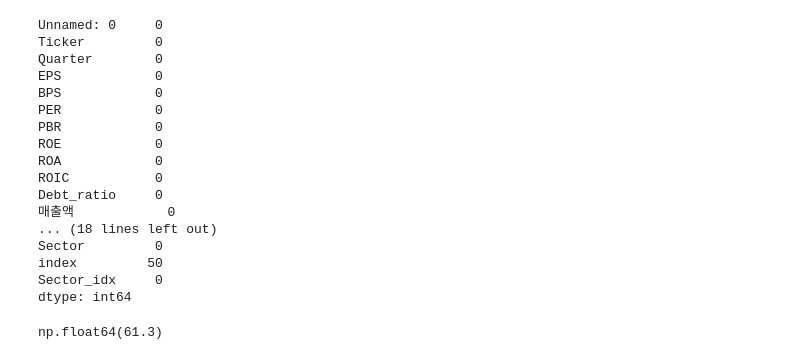
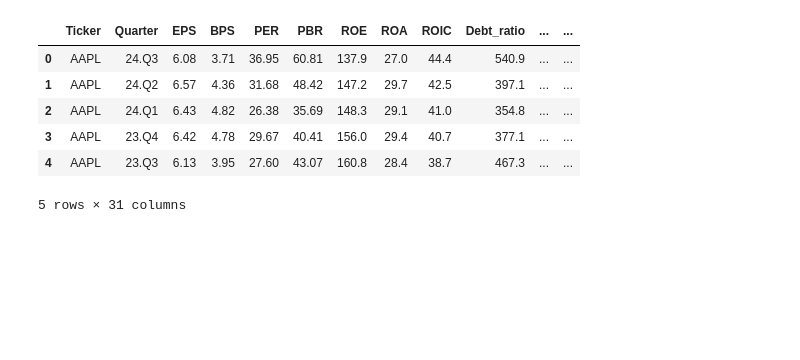
Before and after one commit to wikiwiki1006/stock_predict, a Jupyter notebook: data_processor/outlier.ipynb, the cells around one changed output. Saved outputs shown, nothing was run; the diff lists cells and outputs as text; code cells hidden in the pictures; blank space fills up the shorter version.

```diff
--- a/data_processor/outlier.ipynb
+++ b/data_processor/outlier.ipynb
@@ -136,22 +4,0 @@ dtype: int64
-# %%
-for x in ['close', 'volume']:
-    filled_na_df[x] = filled_na_df[x].fillna(method = 'bfill')
-filled_na_df.isna().sum()
-# %% [output]
-Unnamed: 0     0
-Ticker         0
-Quarter        0
-EPS            0
-BPS            0
-PER            0
-PBR            0
-ROE            0
-ROA            0
-ROIC           0
-Debt_ratio     0
-매출액            0
-... (18 lines left out)
-Sector         0
-index         50
-Sector_idx     0
-dtype: int64
@@ -164,13 +4,0 @@ final_df.to_csv('filled_na.csv', index = False)
-# %%
-roe = df['ROE']
-Q1 = roe.quantile(0.25)  # 1사분위수 (25%)
-Q3 = roe.quantile(0.75)  # 3사분위수 (75%)
-IQR = Q3 - Q1          # IQR 계산
-
-# 이상치 기준 설정 (1.5배 IQR을 초과하는 값)
-lower_bound = Q1 - 1.5 * IQR
-upper_bound = Q3 + 1.5 * IQR
-
-upper_bound
-# %% [output]
-np.float64(61.3)
@@ -182,0 +5,11 @@ eps_outlier
+# %%
+raw_df = pd.read_csv('/Users/shin-yoonhwan/vscode/stock_data/data/proceeded_data/filled_na.csv')
+raw_df.head()
+# %% [output]
+|  | Ticker | Quarter | EPS | BPS | PER | PBR | ROE | ROA | ROIC | Debt_ratio | ... | ... |
+| 0 | AAPL | 24.Q3 | 6.08 | 3.71 | 36.95 | 60.81 | 137.9 | 27.0 | 44.4 | 540.9 | ... | ... |
+| 1 | AAPL | 24.Q2 | 6.57 | 4.36 | 31.68 | 48.42 | 147.2 | 29.7 | 42.5 | 397.1 | ... | ... |
+| 2 | AAPL | 24.Q1 | 6.43 | 4.82 | 26.38 | 35.69 | 148.3 | 29.1 | 41.0 | 354.8 | ... | ... |
+| 3 | AAPL | 23.Q4 | 6.42 | 4.78 | 29.67 | 40.41 | 156.0 | 29.4 | 40.7 | 377.1 | ... | ... |
+| 4 | AAPL | 23.Q3 | 6.13 | 3.95 | 27.60 | 43.07 | 160.8 | 28.4 | 38.7 | 467.3 | ... | ... |
+5 rows × 31 columns
```
Also changed, not shown: parts of 25 cells of this notebook, 6 other files.
